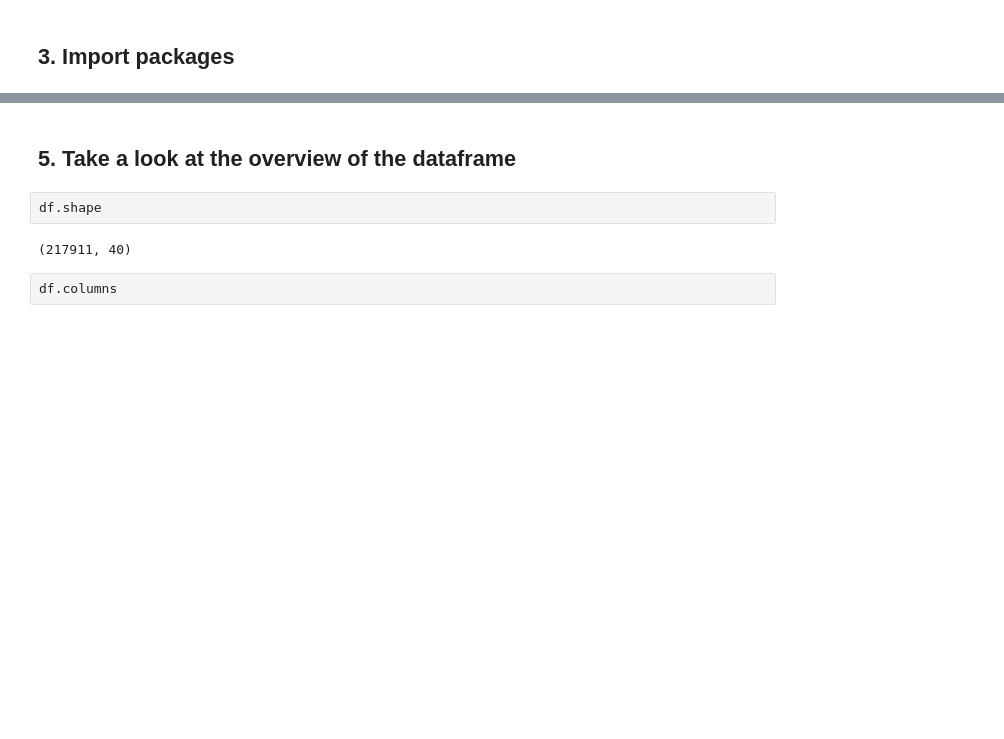
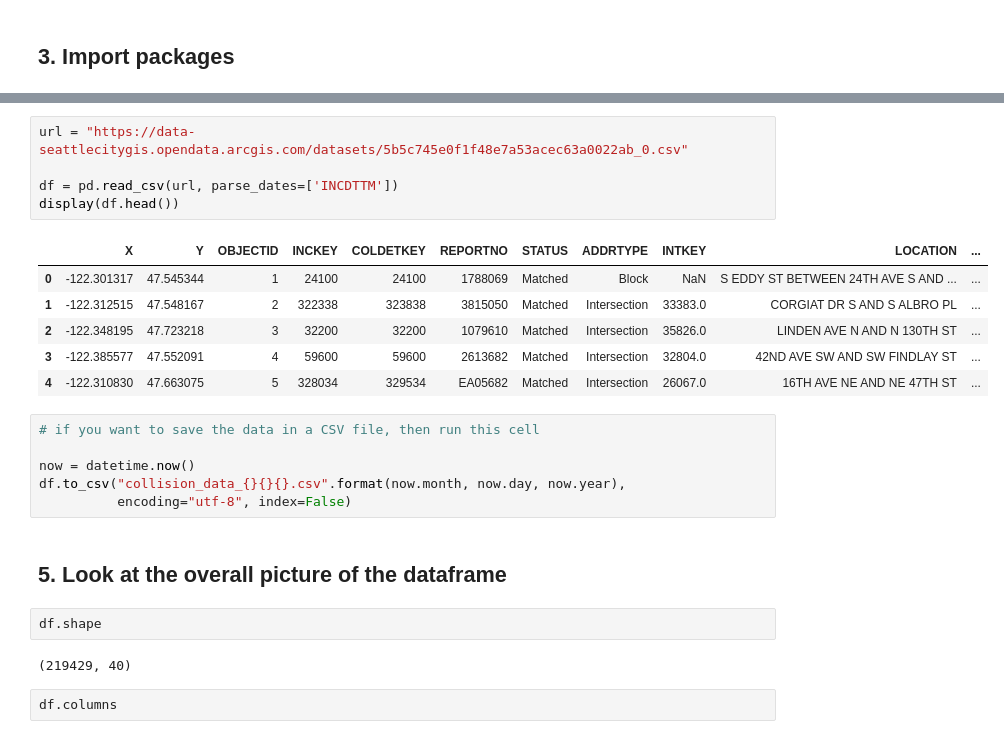
Before and after one commit to orbitse/garbanzo, a Jupyter notebook: Workshop on EDA.ipynb, the cells around one changed output, grey strips where cells are left out. Cells and saved outputs as stored; diff of their text form; blank space fills up the shorter version.

```diff
--- a/Workshop on EDA.ipynb
+++ b/Workshop on EDA.ipynb
@@ -46,9 +62,27 @@ df.head(5)
+# %%
+url = "https://data-seattlecitygis.opendata.arcgis.com/datasets/5b5c745e0f1f48e7a53acec63a0022ab_0.csv"
+
+df = pd.read_csv(url, parse_dates=['INCDTTM'])
+display(df.head())
+# %% [output]
+|  | X | Y | OBJECTID | INCKEY | COLDETKEY | REPORTNO | STATUS | ADDRTYPE | INTKEY | LOCATION | ... |
+| 0 | -122.301317 | 47.545344 | 1 | 24100 | 24100 | 1788069 | Matched | Block | NaN | S EDDY ST BETWEEN 24TH AVE S AND ... | ... |
+| 1 | -122.312515 | 47.548167 | 2 | 322338 | 323838 | 3815050 | Matched | Intersection | 33383.0 | CORGIAT DR S AND S ALBRO PL | ... |
+| 2 | -122.348195 | 47.723218 | 3 | 32200 | 32200 | 1079610 | Matched | Intersection | 35826.0 | LINDEN AVE N AND N 130TH ST | ... |
+| 3 | -122.385577 | 47.552091 | 4 | 59600 | 59600 | 2613682 | Matched | Intersection | 32804.0 | 42ND AVE SW AND SW FINDLAY ST | ... |
+| 4 | -122.310830 | 47.663075 | 5 | 328034 | 329534 | EA05682 | Matched | Intersection | 26067.0 | 16TH AVE NE AND NE 47TH ST | ... |
+# %%
+# if you want to save the data in a CSV file, then run this cell
+
+now = datetime.now()
+df.to_csv("collision_data_{}{}{}.csv".format(now.month, now.day, now.year),
+          encoding="utf-8", index=False)
 # %% [markdown]
-## 5. Take a look at the overview of the dataframe
+## 5. Look at the overall picture of the dataframe
 # %%
 df.shape
 # %% [output]
-(217911, 40)
+(219429, 40)
 # %%
 df.columns
 # %% [output]
```
Also changed, not shown: parts of 20 cells of this notebook.
